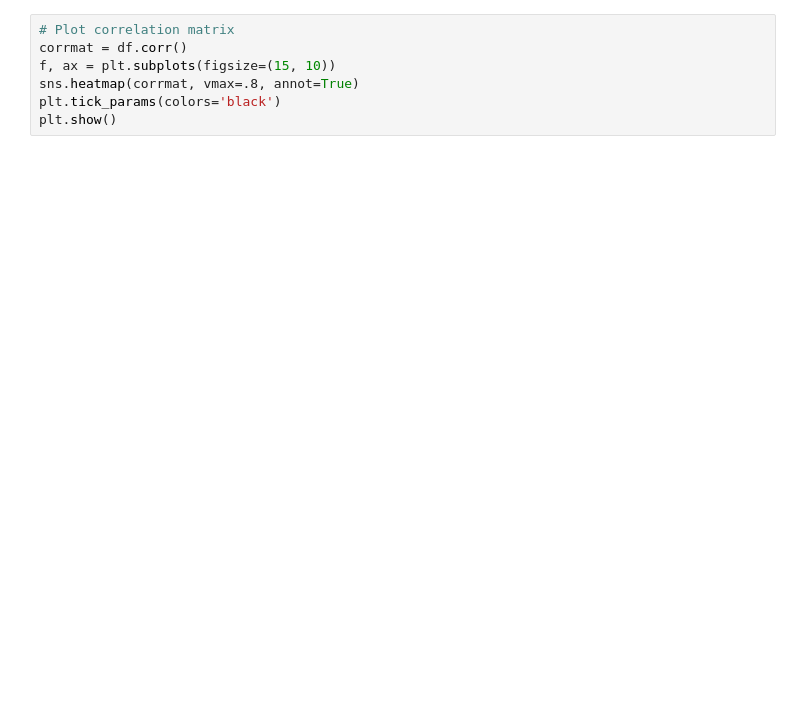
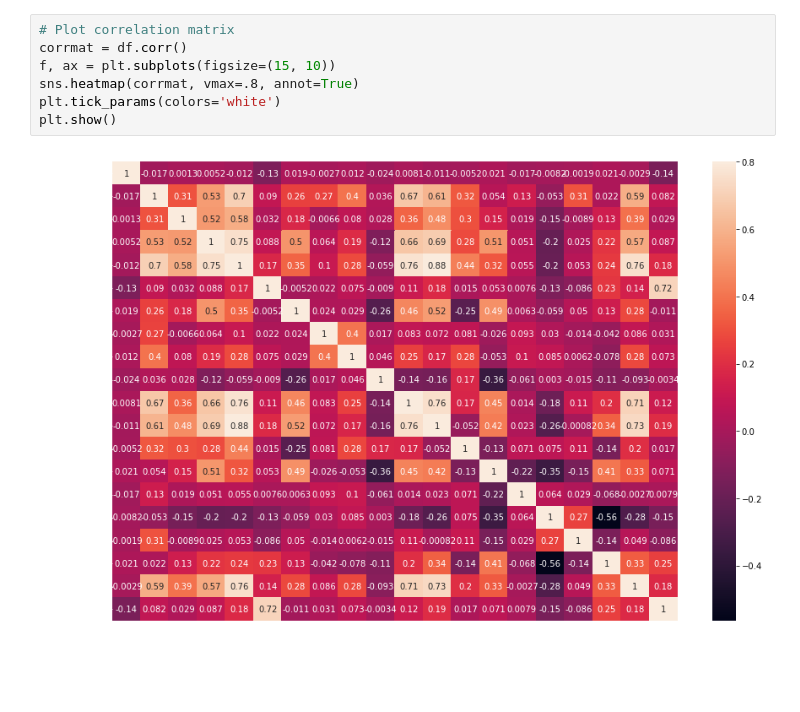
Before and after one commit to osel0x/YT_Videos, a Jupyter notebook: ML/Supervised/Regression/linearRegression.ipynb, the cells around one changed output. Cells and saved outputs as stored; diff of their text form; blank space fills up the shorter version.

```diff
--- a/ML/Supervised/Regression/linearRegression.ipynb
+++ b/ML/Supervised/Regression/linearRegression.ipynb
@@ -23,10 +43,12 @@ print(df.dtypes)
 # %%
 # Plot correlation matrix
 corrmat = df.corr()
 f, ax = plt.subplots(figsize=(15, 10))
 sns.heatmap(corrmat, vmax=.8, annot=True)
-plt.tick_params(colors='black')
+plt.tick_params(colors='white')
 plt.show()
+# %% [output]
+[figure, added]
 # %%
 # Print most correlated features
 corrmat = df.corr()
```
Also changed, not shown: parts of 20 cells of this notebook, 1 other file.
